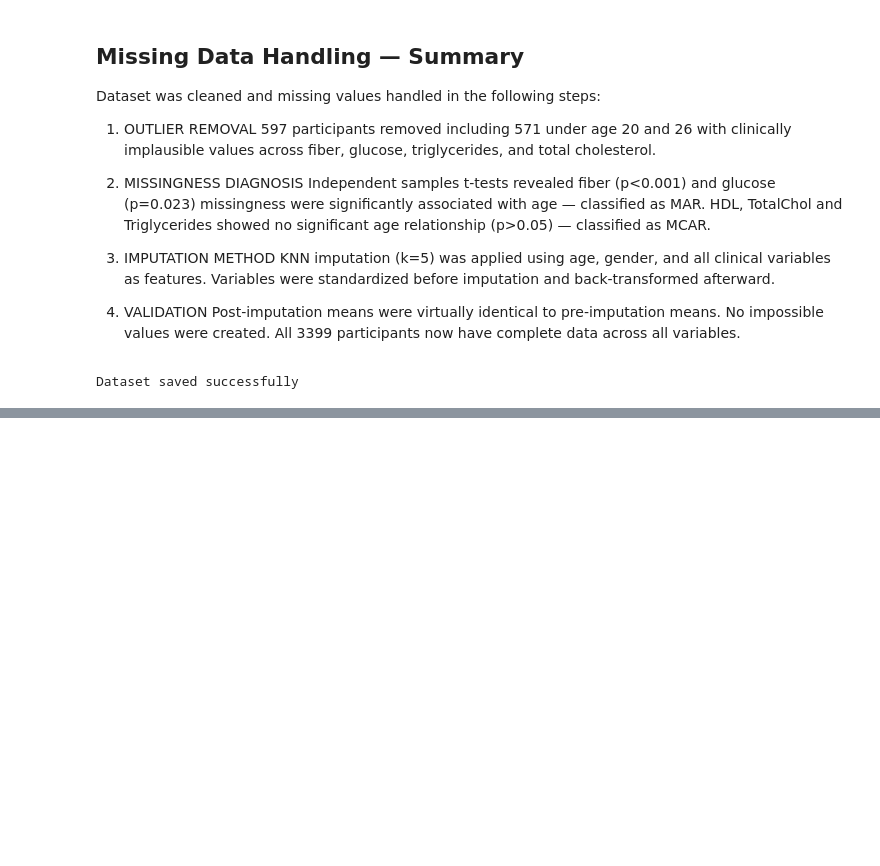
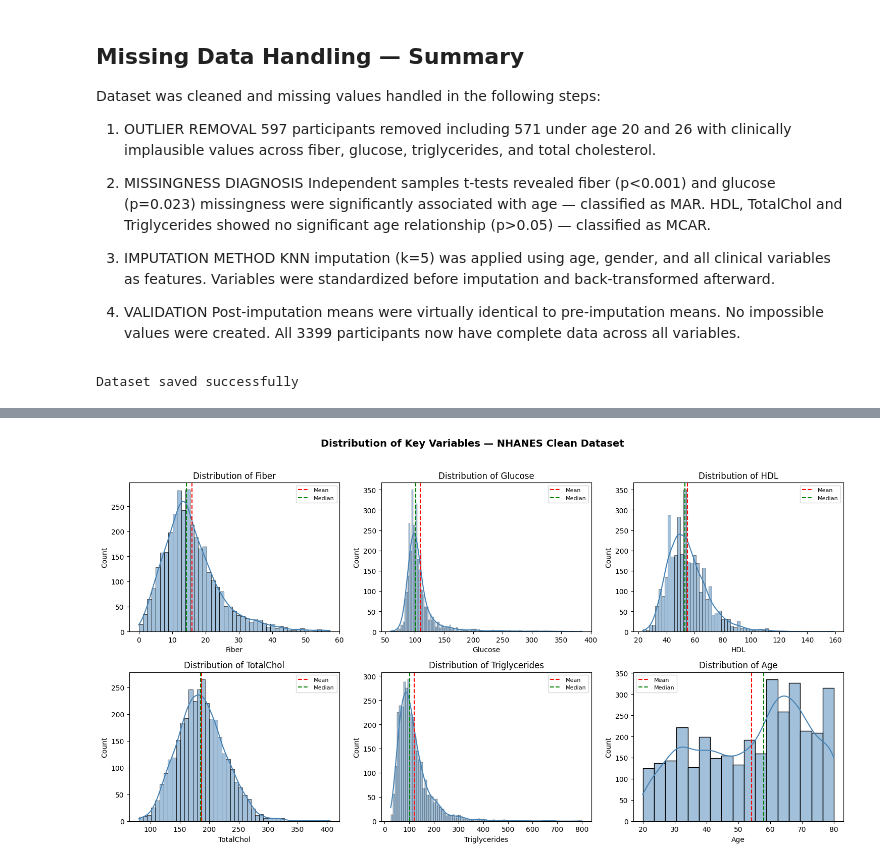
Before and after one commit to ushagartoula19-ops/Fibre-intake-and-blood-chemistry, a Jupyter notebook: NHANES_DATA_ANALYSIS.ipynb, the cells around one changed output, grey strips where cells are left out. Saved outputs shown, nothing was run; the diff lists cells and outputs as text; code cells hidden in the pictures; blank space fills up the shorter version.

Commit message:
Add EDA: distributions, correlation heatmap, gender and age stratified analysis

```diff
--- a/NHANES_DATA_ANALYSIS.ipynb
+++ b/NHANES_DATA_ANALYSIS.ipynb
@@ -812,3 +812,14 @@ master_df_final.to_csv('nhanes_clean_imputed.csv', index=False)
 print("Dataset saved successfully")
 # %% [output]
 Dataset saved successfully
+# %%
+# ── ROUND IMPUTED VALUES TO 1 DECIMAL PLACE ───────────────────────────────────
+# KNN imputation produces values with many decimal places
+# Rounding to 1 decimal place matches the precision of the original NHANES data
+
+cols_to_round = ['Fiber', 'Glucose', 'HDL', 'TotalChol', 'Triglycerides']
+
+master_df_final[cols_to_round] = master_df_final[cols_to_round].round(1)
+
+# Verify
+print(master_df_final.head(10))
@@ -814,0 +888,31 @@ Dataset saved successfully
+# %%
+import matplotlib.pyplot as plt
+import seaborn as sns
+
+# ── DISTRIBUTION PLOTS FOR ALL VARIABLES ─────────────────────────────────────
+# Histograms with KDE curve show the shape of each variable
+# Red line = mean, Green line = median
+# If mean and median are far apart the distribution is skewed
+
+fig, axes = plt.subplots(2, 3, figsize=(15, 8))
+
+variables = ['Fiber', 'Glucose', 'HDL', 'TotalChol', 'Triglycerides', 'Age']
+
+for ax, var in zip(axes.flatten(), variables):
+    sns.histplot(master_df_final[var], kde=True, ax=ax, color='steelblue')
+    ax.axvline(master_df_final[var].mean(),
+               color='red', linestyle='--', linewidth=1.5, label='Mean')
+    ax.axvline(master_df_final[var].median(),
+               color='green', linestyle='--', linewidth=1.5, label='Median')
+    ax.set_title(f'Distribution of {var}')
+    ax.set_xlabel(var)
+    ax.set_ylabel('Count')
+    ax.legend(fontsize=8)
+
+plt.suptitle('Distribution of Key Variables — NHANES Clean Dataset',
+             fontsize=14, fontweight='bold', y=1.02)
+plt.tight_layout()
+plt.savefig('distributions.png', dpi=150)
+plt.show()
+# %% [output]
+[figure, added]
```
Also changed, not shown: parts of 18 cells of this notebook, 4 other files.
